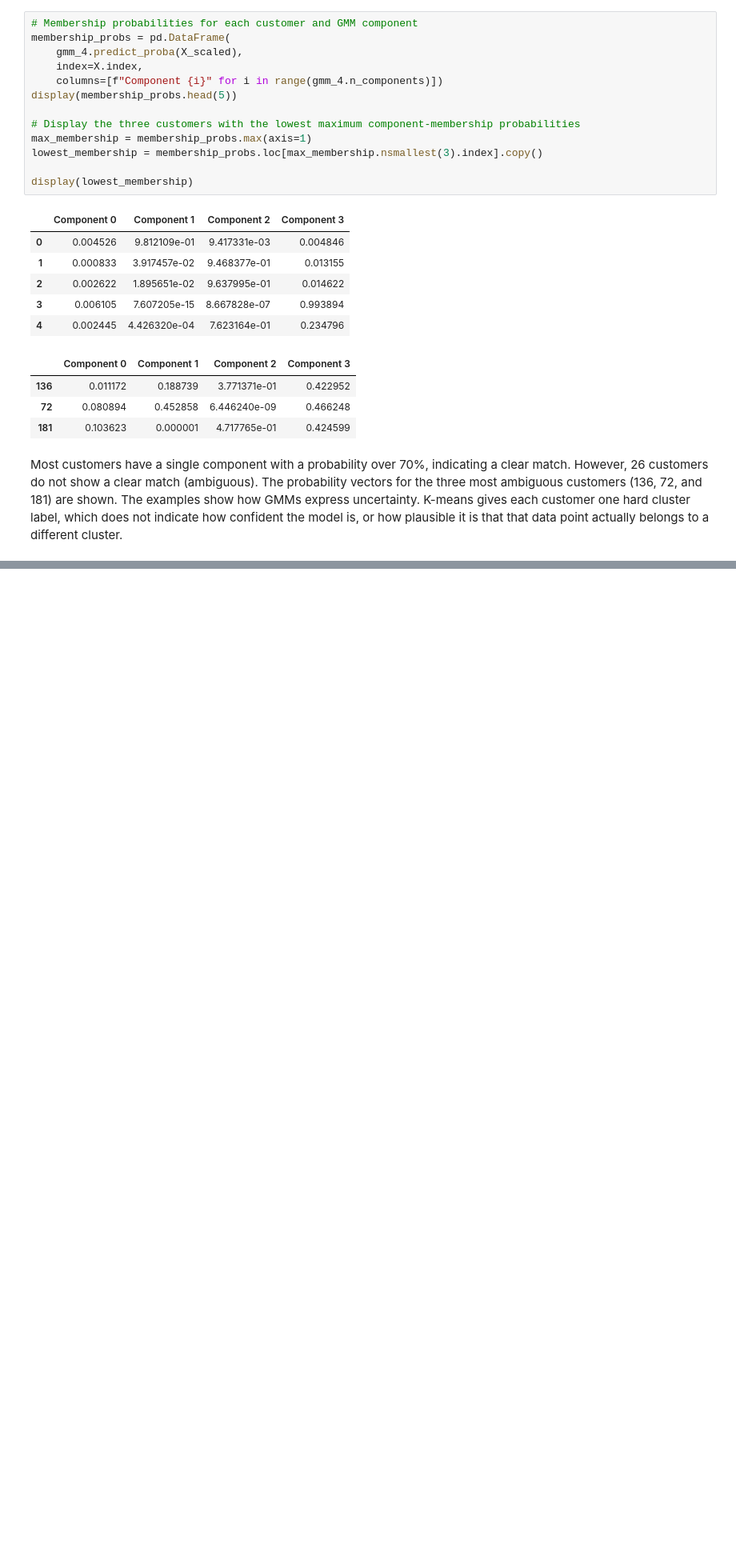
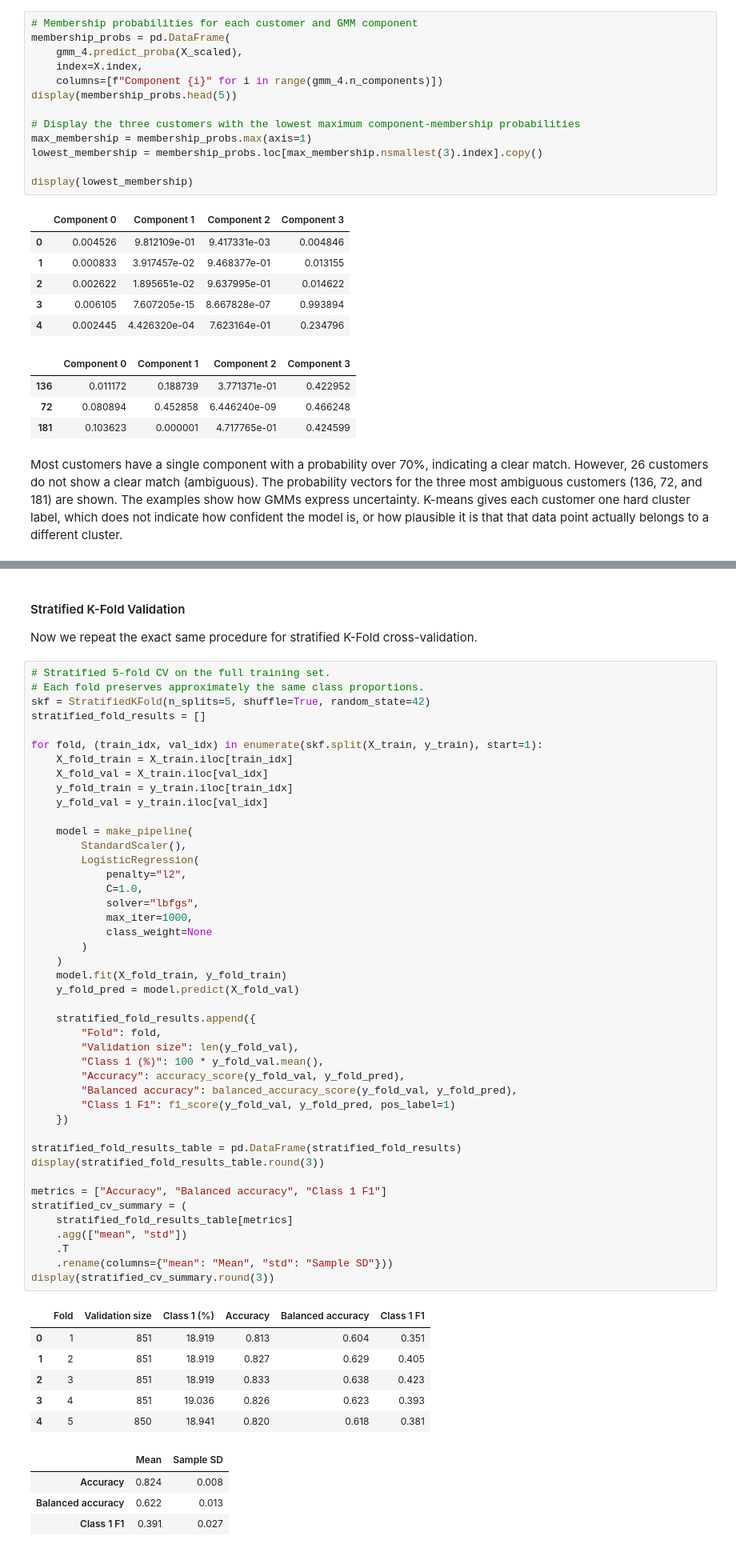
Before and after one commit to codettlaff/CPTS_575, a Jupyter notebook: assignment5/assignment5.ipynb, the cells around one changed output, grey strips where cells are left out. Shown at 80% size. Drawn from its saved outputs; the diff is of its cells as text; blank space fills up the shorter version.

```diff
--- a/assignment5/assignment5.ipynb
+++ b/assignment5/assignment5.ipynb
@@ -420,0 +651,59 @@ Most customers have a single component with a probability over 70%, indicating a
+# %% [markdown]
+#### Stratified K-Fold Validation
+
+Now we repeat the exact same procedure for stratified K-Fold cross-validation.
+# %%
+# Stratified 5-fold CV on the full training set.
+# Each fold preserves approximately the same class proportions.
+skf = StratifiedKFold(n_splits=5, shuffle=True, random_state=42)
+stratified_fold_results = []
+
+for fold, (train_idx, val_idx) in enumerate(skf.split(X_train, y_train), start=1):
+    X_fold_train = X_train.iloc[train_idx]
+    X_fold_val = X_train.iloc[val_idx]
+    y_fold_train = y_train.iloc[train_idx]
+    y_fold_val = y_train.iloc[val_idx]
+
+    model = make_pipeline(
+        StandardScaler(),
+        LogisticRegression(
+            penalty="l2",
+            C=1.0,
+            solver="lbfgs",
+            max_iter=1000,
+            class_weight=None
+        )
+    )
+    model.fit(X_fold_train, y_fold_train)
+    y_fold_pred = model.predict(X_fold_val)
+
+    stratified_fold_results.append({
+        "Fold": fold,
+        "Validation size": len(y_fold_val),
+        "Class 1 (%)": 100 * y_fold_val.mean(),
+        "Accuracy": accuracy_score(y_fold_val, y_fold_pred),
+        "Balanced accuracy": balanced_accuracy_score(y_fold_val, y_fold_pred),
+        "Class 1 F1": f1_score(y_fold_val, y_fold_pred, pos_label=1)
+    })
+
+stratified_fold_results_table = pd.DataFrame(stratified_fold_results)
+display(stratified_fold_results_table.round(3))
+
+metrics = ["Accuracy", "Balanced accuracy", "Class 1 F1"]
+stratified_cv_summary = (
+    stratified_fold_results_table[metrics]
+    .agg(["mean", "std"])
+    .T
+    .rename(columns={"mean": "Mean", "std": "Sample SD"}))
+display(stratified_cv_summary.round(3))
+# %% [output]
+|  | Fold | Validation size | Class 1 (%) | Accuracy | Balanced accuracy | Class 1 F1 |
+| 0 | 1 | 851 | 18.919 | 0.813 | 0.604 | 0.351 |
+| 1 | 2 | 851 | 18.919 | 0.827 | 0.629 | 0.405 |
+| 2 | 3 | 851 | 18.919 | 0.833 | 0.638 | 0.423 |
+| 3 | 4 | 851 | 19.036 | 0.826 | 0.623 | 0.393 |
+| 4 | 5 | 850 | 18.941 | 0.820 | 0.618 | 0.381 |
+|  | Mean | Sample SD |
+| Accuracy | 0.824 | 0.008 |
+| Balanced accuracy | 0.622 | 0.013 |
+| Class 1 F1 | 0.391 | 0.027 |
```
Also changed, not shown: parts of 27 cells of this notebook.
